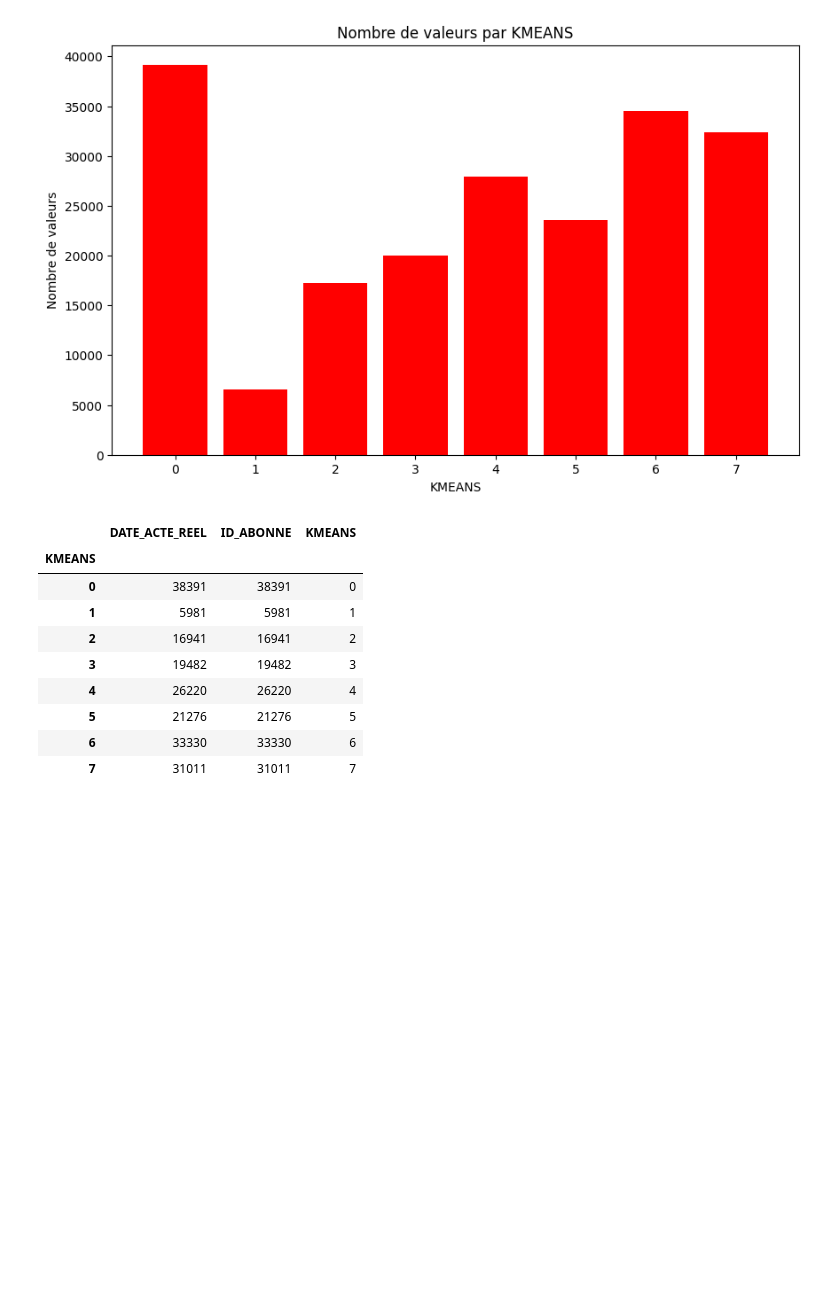
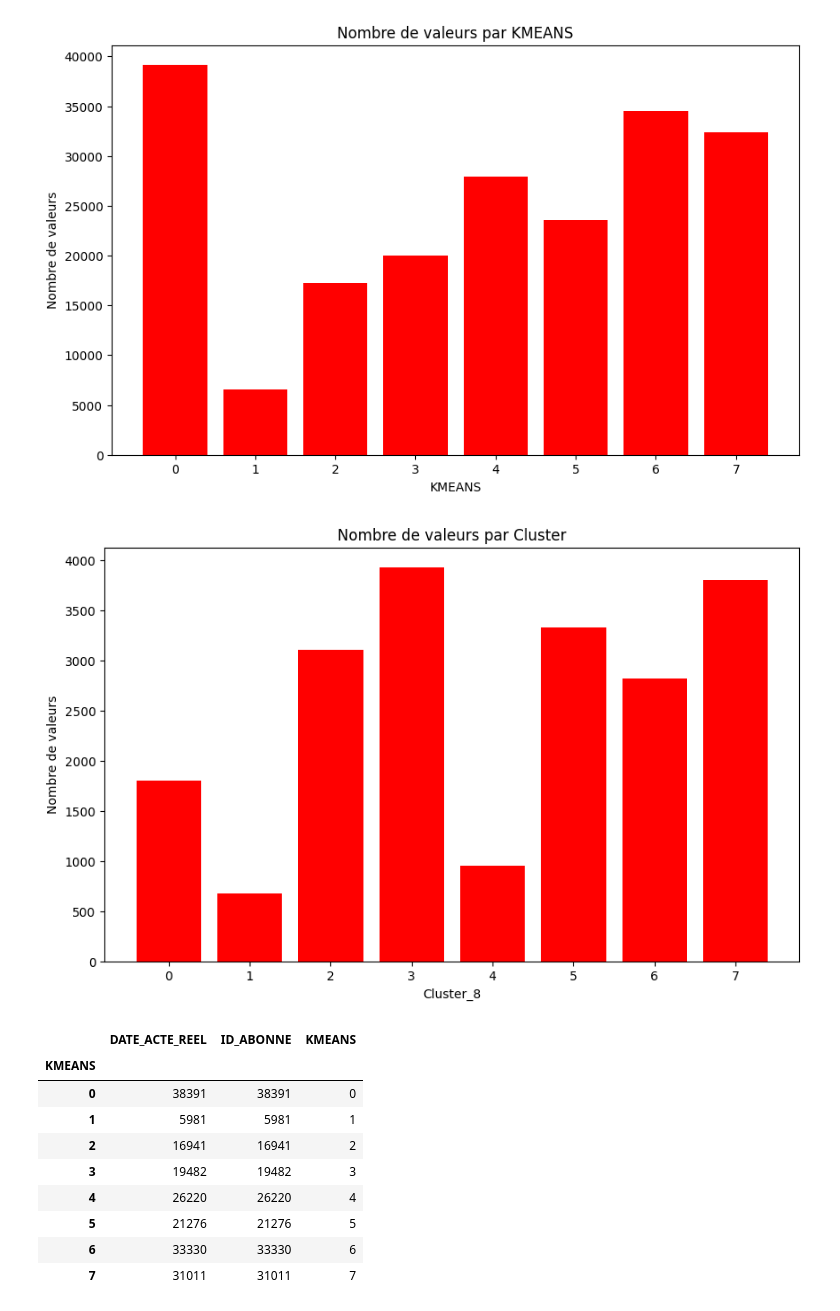
Before and after one commit to Statapp-CANAL/Statapp-CANAL, a Jupyter notebook: Data_operations/antoine.ipynb, the cells around one changed output. Saved outputs shown, nothing was run; the diff lists cells and outputs as text; code cells hidden in the pictures; blank space fills up the shorter version.

```diff
--- a/Data_operations/antoine.ipynb
+++ b/Data_operations/antoine.ipynb
@@ -230,6 +160,20 @@ plt.xticks(donnees_odd['KMEANS'])
 plt.show()
 # %% [output]
 [figure]
+# %%
+rep_odd_p = join_dataFrames(odd, cluster_id, 'ID_ABONNE')
+liste = rep_odd_p.groupby(['Cluster_8']).count()
+donnees_odd_p = pd.DataFrame(liste)
+donnees_odd_p['Cluster_8'] = donnees_odd_p.index
+plt.figure(figsize=(10, 6))
+plt.bar(donnees_odd_p['Cluster_8'], donnees_odd_p['ID_ABONNE'], color='red')
+plt.xlabel('Cluster_8')
+plt.ylabel('Nombre de valeurs')
+plt.title('Nombre de valeurs par Cluster')
+plt.xticks(donnees_odd_p['Cluster_8'])
+plt.show()
+# %% [output]
+[figure, added]
 # %%
 rep_sg = join_dataFrames(sg, cluster_id_all, 'ID_ABONNE')
 liste = rep_sg.groupby(['KMEANS']).count()
```
Also changed, not shown: parts of 25 cells of this notebook.
